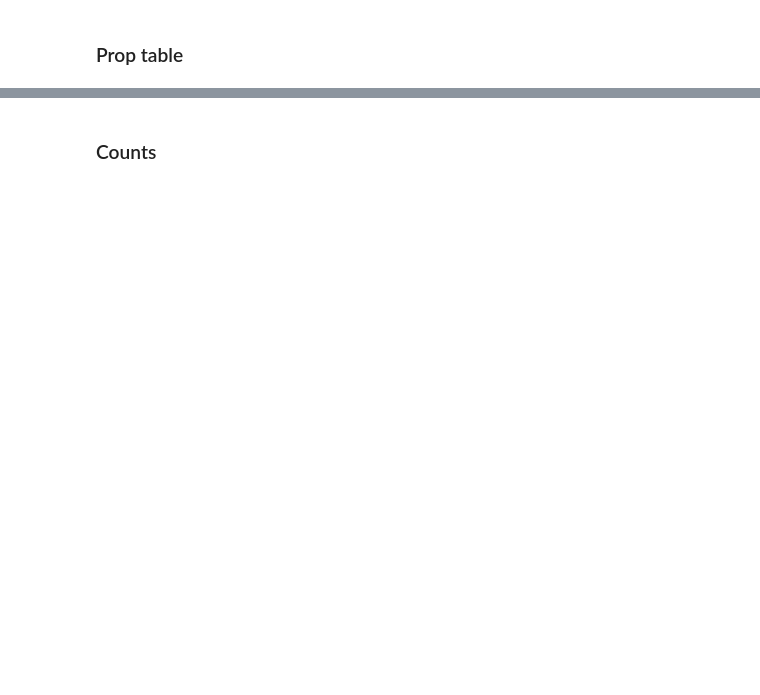
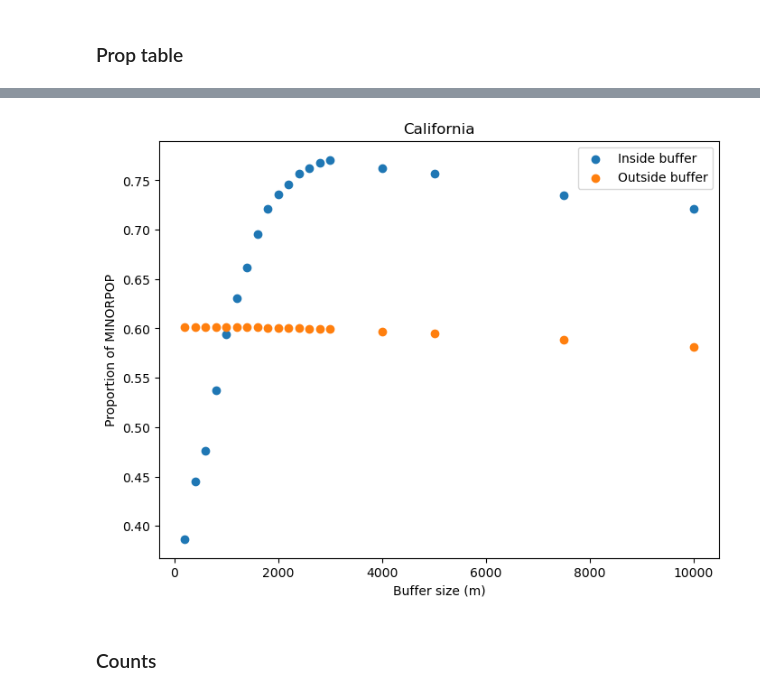
Before and after one commit to natebendermontana/capstone_rmi, a Jupyter notebook: bg_buffer_analysis.ipynb, the cells around one changed output, grey strips where cells are left out. Cells and saved outputs as stored; diff of their text form; code cells hidden in the pictures; blank space fills up the shorter version.

```diff
--- a/bg_buffer_analysis.ipynb
+++ b/bg_buffer_analysis.ipynb
@@ -495,3 +508,24 @@ NameError: name 'plt' is not defined
+# %%
+# CA scatterplot of buffer props
+
+fig, ax = plt.subplots(figsize=(8, 6))
+ax.scatter(df_view_ca['buffer_size (m)'], df_view_ca['inbuffer_prop'], label='Inside buffer')
+ax.scatter(df_view_ca['buffer_size (m)'], df_view_ca['outbuffer_prop'], label='Outside buffer')
+
+# Set xticks to the buffer sizes
+# xticks = [100, 400, 800, 1000, 1600, 2000]
+# ax.set_xticks(xticks)
+
+# Set xticklabels to the buffer sizes
+#xticklabels = [f"{b:,}" for b in xticks]
+#ax.set_xticklabels(xticklabels)
+ax.set_xlabel('Buffer size (m)')
+ax.set_ylabel('Proportion of MINORPOP')
+ax.legend()
+plt.title("California")
+plt.show()
+# %% [output]
+[figure, added]
 # %% [markdown]
 ### Counts
 # %%
```
Also changed, not shown: parts of 9 cells of this notebook.
